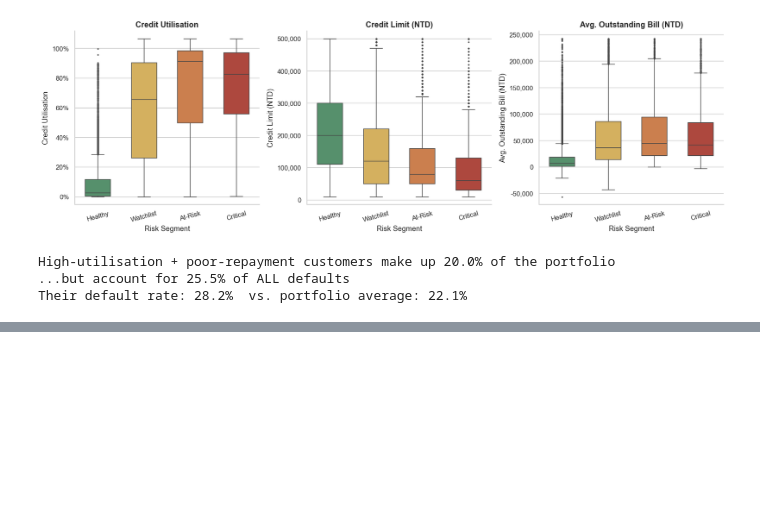
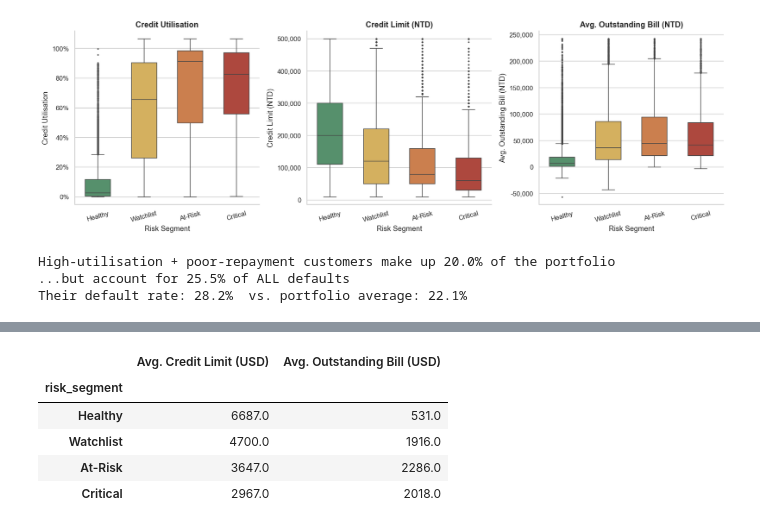
Before and after one commit to Dewmi2004/NovaX--Group-project-of-Python-for-DS-AI, a Jupyter notebook: NovaX.ipynb, the cells around one changed output, grey strips where cells are left out. Cells and saved outputs as stored; diff of their text form; code cells hidden in the pictures; blank space fills up the shorter version.

```diff
--- a/NovaX.ipynb
+++ b/NovaX.ipynb
@@ -2146,0 +2235,11 @@ strategy_table
+# %%
+usd_summary = df.groupby("risk_segment", observed=True)[["limit_balance_usd", "avg_bill_amount_usd"]].mean().round(0)
+usd_summary.columns = ["Avg. Credit Limit (USD)", "Avg. Outstanding Bill (USD)"]
+usd_summary
+# %% [output]
+|  | Avg. Credit Limit (USD) | Avg. Outstanding Bill (USD) |
+| risk_segment |  |  |
+| Healthy | 6687.0 | 531.0 |
+| Watchlist | 4700.0 | 1916.0 |
+| At-Risk | 3647.0 | 2286.0 |
+| Critical | 2967.0 | 2018.0 |
```
Also changed, not shown: parts of 3 cells of this notebook.
